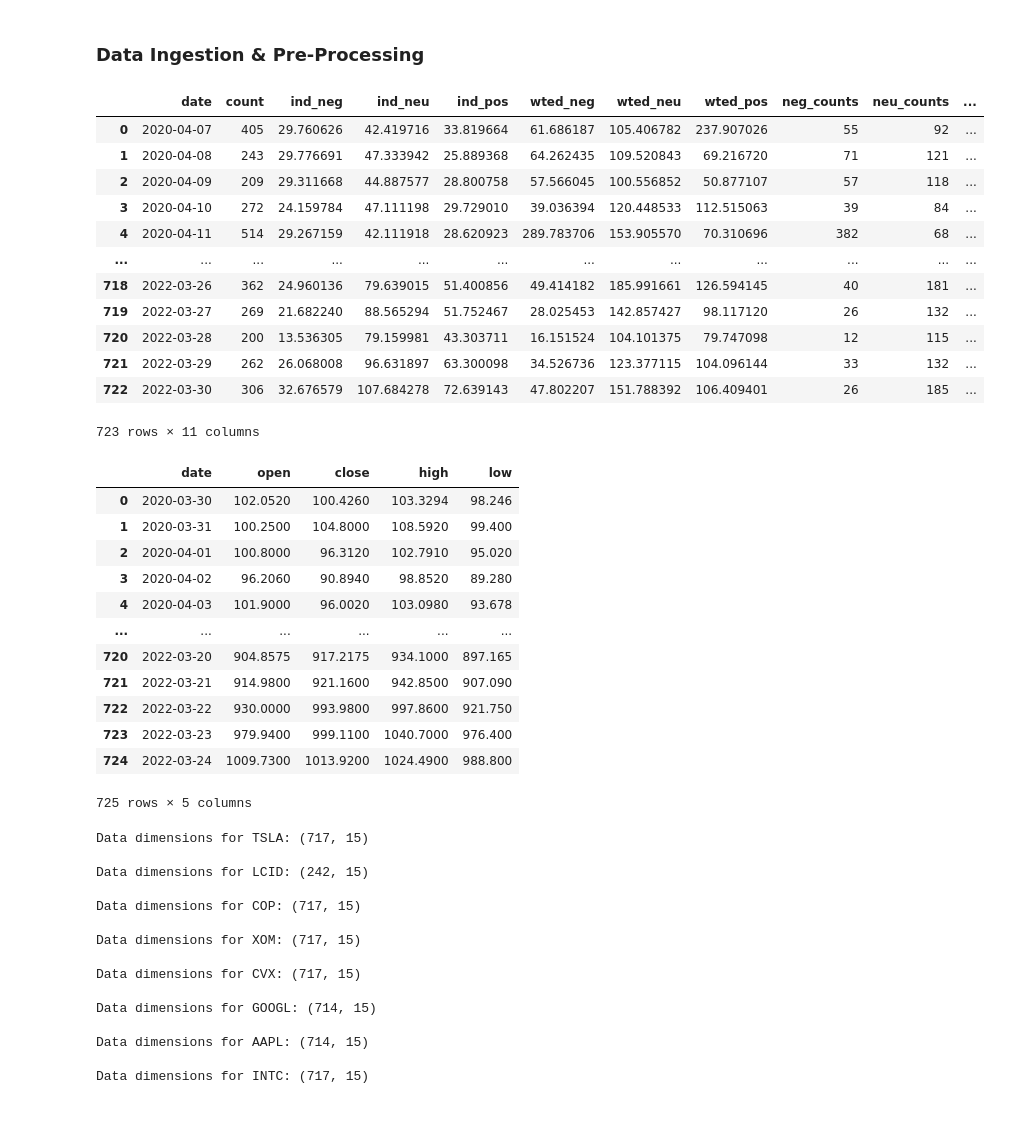
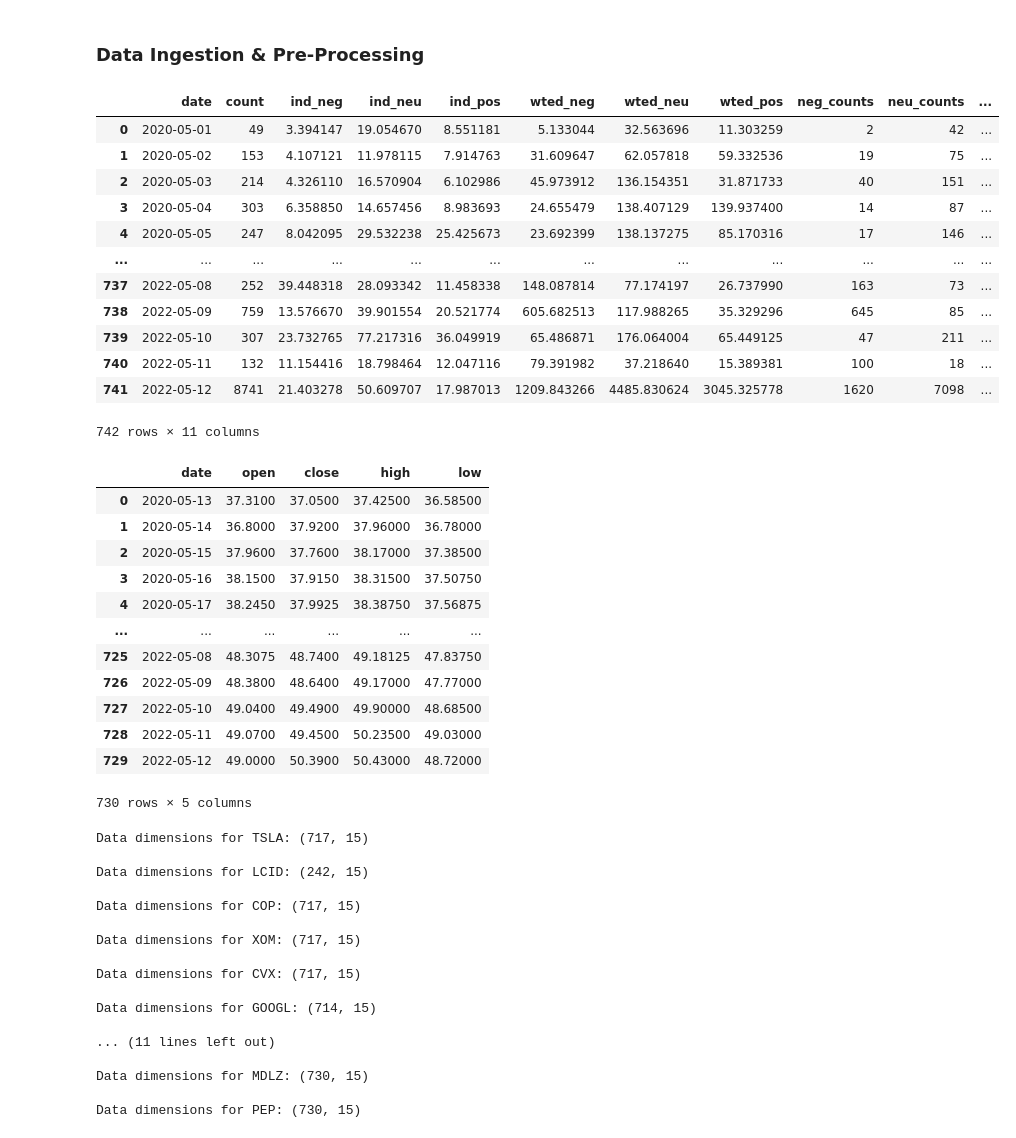
Before and after one commit to svishakan/Social-Media-Based-Stock-Market-Analysis, a Jupyter notebook: Spark Streaming/FinalXGBoostRegressor.ipynb, the cells around one changed output. Cells and saved outputs as stored; diff of their text form; code cells hidden in the pictures.

```diff
--- a/Spark Streaming/FinalXGBoostRegressor.ipynb
+++ b/Spark Streaming/FinalXGBoostRegressor.ipynb
@@ -48,6 +48,7 @@ con_evs = sqlite3.connect(os.path.join(os.getcwd(), "../Database/fypdb-EVs.sqlit
 con_game = sqlite3.connect(os.path.join(os.getcwd(), "../Database/fypdb-Gaming.sqlite"))
 con_oil = sqlite3.connect(os.path.join(os.getcwd(), "../Database/fypdb-Oil.sqlite"))
 con_tech = sqlite3.connect(os.path.join(os.getcwd(), "../Database/fypdb-Tech.sqlite"))
+con_pnf = sqlite3.connect(os.path.join(os.getcwd(), "../Database/fypdb-PnF.sqlite"))
 con_stock = sqlite3.connect(os.path.join(os.getcwd(), "../Database/fypdb-stock.sqlite"))
 con_res = sqlite3.connect(os.path.join(os.getcwd(), "../Database/results.sqlite"))
 
@@ -57,6 +58,8 @@ cons = {
     "Gaming": con_game,
     "Oil": con_oil,
     "Tech": con_tech,
+    "Pharma": con_pnf,
+    "Food": con_pnf,
     "Stock": con_stock,
     "Results": con_res
 }
@@ -64,10 +67,12 @@ cons = {
 tickers = {
     "EVs": ["TSLA", "LCID"],
     "Oil": ["COP", "XOM", "CVX"],
+    "Pharma": ["PFE", "AZN", "MRNA"],
+    "Food": ["MCD", "MDLZ", "PEP"],
     "Tech": ["GOOGL", "AAPL", "INTC"]
 }
 
-categories = ["EVs", "Oil", "Tech"]
+categories = ["EVs", "Oil", "Tech", "Pharma", "Food"]
 
 #"Gaming": ["EA"]
 
@@ -160,41 +165,41 @@ def load_datasets(cons, tickers, categories, reduce = False):
 # %%
 tweet_dfs, stock_dfs = load_datasets(cons, tickers, categories, reduce = False)
 # %%
-a = tweet_dfs["TSLA"]
+a = tweet_dfs["PFE"]
 
 a
 # %% [output]
 |  | date | count | ind_neg | ind_neu | ind_pos | wted_neg | wted_neu | wted_pos | neg_counts | neu_counts | ... |
-| 0 | 2020-04-07 | 405 | 29.760626 | 42.419716 | 33.819664 | 61.686187 | 105.406782 | 237.907026 | 55 | 92 | ... |
-| 1 | 2020-04-08 | 243 | 29.776691 | 47.333942 | 25.889368 | 64.262435 | 109.520843 | 69.216720 | 71 | 121 | ... |
-| 2 | 2020-04-09 | 209 | 29.311668 | 44.887577 | 28.800758 | 57.566045 | 100.556852 | 50.877107 | 57 | 118 | ... |
-| 3 | 2020-04-10 | 272 | 24.159784 | 47.111198 | 29.729010 | 39.036394 | 120.448533 | 112.515063 | 39 | 84 | ... |
-| 4 | 2020-04-11 | 514 | 29.267159 | 42.111918 | 28.620923 | 289.783706 | 153.905570 | 70.310696 | 382 | 68 | ... |
+| 0 | 2020-05-01 | 49 | 3.394147 | 19.054670 | 8.551181 | 5.133044 | 32.563696 | 11.303259 | 2 | 42 | ... |
+| 1 | 2020-05-02 | 153 | 4.107121 | 11.978115 | 7.914763 | 31.609647 | 62.057818 | 59.332536 | 19 | 75 | ... |
+| 2 | 2020-05-03 | 214 | 4.326110 | 16.570904 | 6.102986 | 45.973912 | 136.154351 | 31.871733 | 40 | 151 | ... |
+| 3 | 2020-05-04 | 303 | 6.358850 | 14.657456 | 8.983693 | 24.655479 | 138.407129 | 139.937400 | 14 | 87 | ... |
+| 4 | 2020-05-05 | 247 | 8.042095 | 29.532238 | 25.425673 | 23.692399 | 138.137275 | 85.170316 | 17 | 146 | ... |
 | ... | ... | ... | ... | ... | ... | ... | ... | ... | ... | ... | ... |
-| 718 | 2022-03-26 | 362 | 24.960136 | 79.639015 | 51.400856 | 49.414182 | 185.991661 | 126.594145 | 40 | 181 | ... |
-| 719 | 2022-03-27 | 269 | 21.682240 | 88.565294 | 51.752467 | 28.025453 | 142.857427 | 98.117120 | 26 | 132 | ... |
-| 720 | 2022-03-28 | 200 | 13.536305 | 79.159981 | 43.303711 | 16.151524 | 104.101375 | 79.747098 | 12 | 115 | ... |
-| 721 | 2022-03-29 | 262 | 26.068008 | 96.631897 | 63.300098 | 34.526736 | 123.377115 | 104.096144 | 33 | 132 | ... |
-| 722 | 2022-03-30 | 306 | 32.676579 | 107.684278 | 72.639143 | 47.802207 | 151.788392 | 106.409401 | 26 | 185 | ... |
+| 737 | 2022-05-08 | 252 | 39.448318 | 28.093342 | 11.458338 | 148.087814 | 77.174197 | 26.737990 | 163 | 73 | ... |
+| 738 | 2022-05-09 | 759 | 13.576670 | 39.901554 | 20.521774 | 605.682513 | 117.988265 | 35.329296 | 645 | 85 | ... |
+| 739 | 2022-05-10 | 307 | 23.732765 | 77.217316 | 36.049919 | 65.486871 | 176.064004 | 65.449125 | 47 | 211 | ... |
+| 740 | 2022-05-11 | 132 | 11.154416 | 18.798464 | 12.047116 | 79.391982 | 37.218640 | 15.389381 | 100 | 18 | ... |
+| 741 | 2022-05-12 | 8741 | 21.403278 | 50.609707 | 17.987013 | 1209.843266 | 4485.830624 | 3045.325778 | 1620 | 7098 | ... |
-723 rows × 11 columns
+742 rows × 11 columns
 # %%
-b = stock_dfs["TSLA"]
+b = stock_dfs["PFE"]
 
 b
 # %% [output]
 |  | date | open | close | high | low |
-| 0 | 2020-03-30 | 102.0520 | 100.4260 | 103.3294 | 98.246 |
-| 1 | 2020-03-31 | 100.2500 | 104.8000 | 108.5920 | 99.400 |
-| 2 | 2020-04-01 | 100.8000 | 96.3120 | 102.7910 | 95.020 |
-| 3 | 2020-04-02 | 96.2060 | 90.8940 | 98.8520 | 89.280 |
-| 4 | 2020-04-03 | 101.9000 | 96.0020 | 103.0980 | 93.678 |
+| 0 | 2020-05-13 | 37.3100 | 37.0500 | 37.42500 | 36.58500 |
+| 1 | 2020-05-14 | 36.8000 | 37.9200 | 37.96000 | 36.78000 |
+| 2 | 2020-05-15 | 37.9600 | 37.7600 | 38.17000 | 37.38500 |
+| 3 | 2020-05-16 | 38.1500 | 37.9150 | 38.31500 | 37.50750 |
+| 4 | 2020-05-17 | 38.2450 | 37.9925 | 38.38750 | 37.56875 |
 | ... | ... | ... | ... | ... | ... |
-| 720 | 2022-03-20 | 904.8575 | 917.2175 | 934.1000 | 897.165 |
-| 721 | 2022-03-21 | 914.9800 | 921.1600 | 942.8500 | 907.090 |
-| 722 | 2022-03-22 | 930.0000 | 993.9800 | 997.8600 | 921.750 |
-| 723 | 2022-03-23 | 979.9400 | 999.1100 | 1040.7000 | 976.400 |
-| 724 | 2022-03-24 | 1009.7300 | 1013.9200 | 1024.4900 | 988.800 |
+| 725 | 2022-05-08 | 48.3075 | 48.7400 | 49.18125 | 47.83750 |
+| 726 | 2022-05-09 | 48.3800 | 48.6400 | 49.17000 | 47.77000 |
+| 727 | 2022-05-10 | 49.0400 | 49.4900 | 49.90000 | 48.68500 |
+| 728 | 2022-05-11 | 49.0700 | 49.4500 | 50.23500 | 49.03000 |
+| 729 | 2022-05-12 | 49.0000 | 50.3900 | 50.43000 | 48.72000 |
-725 rows × 5 columns
+730 rows × 5 columns
 # %%
 def merge_datasets(categories, tickers, ticker_dfs, stock_dfs):
     merged_dfs = dict()
@@ -263,9 +268,11 @@ Data dimensions for CVX: (717, 15)
 
 Data dimensions for GOOGL: (714, 15)
 
-Data dimensions for AAPL: (714, 15)
+... (11 lines left out)
 
-Data dimensions for INTC: (717, 15)
+Data dimensions for MDLZ: (730, 15)
+
+Data dimensions for PEP: (730, 15)
 # %%
 norm_dfs = normalize_datasets(categories, tickers, merged_dfs, reduced = False)
 # %% [output]
```
Also changed, not shown: parts of 9 cells of this notebook, 11 other files.
